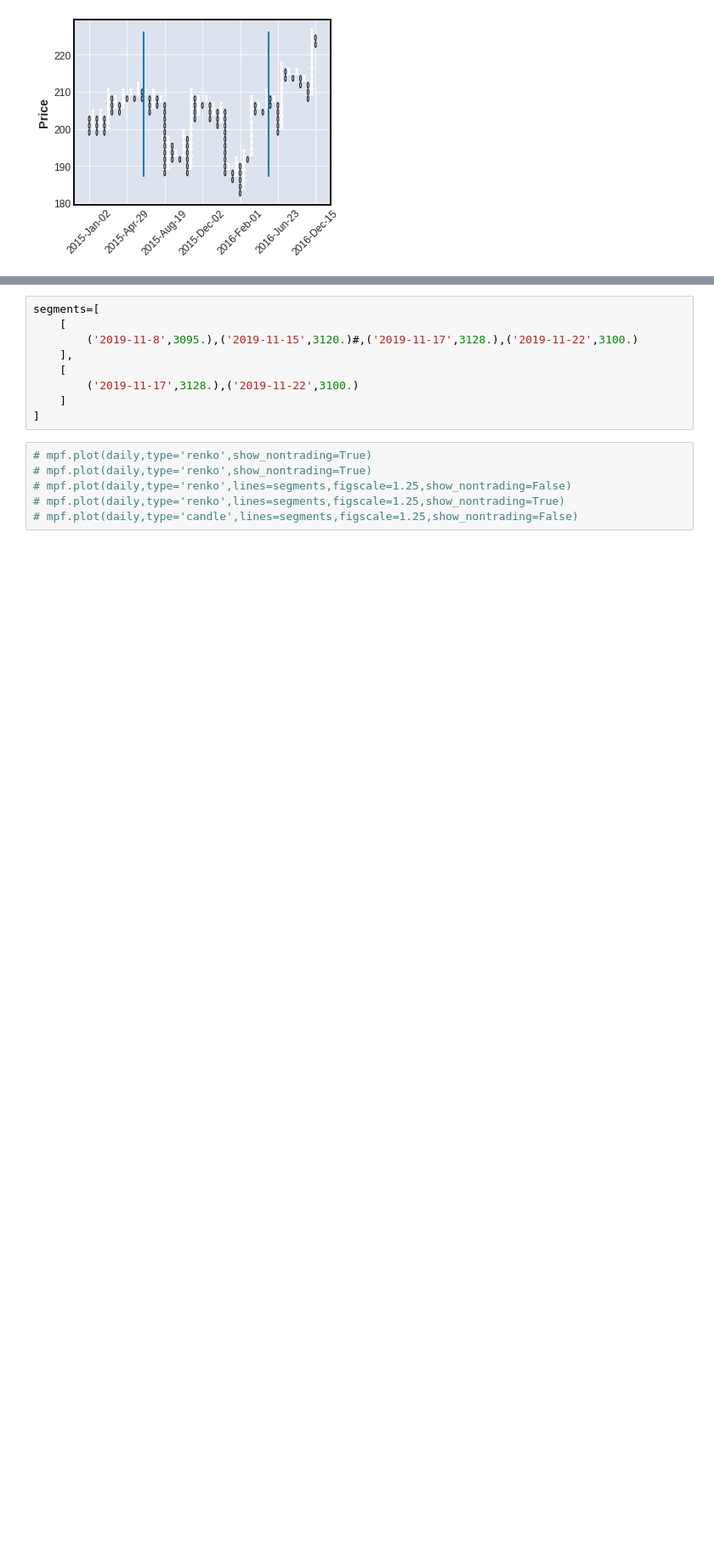
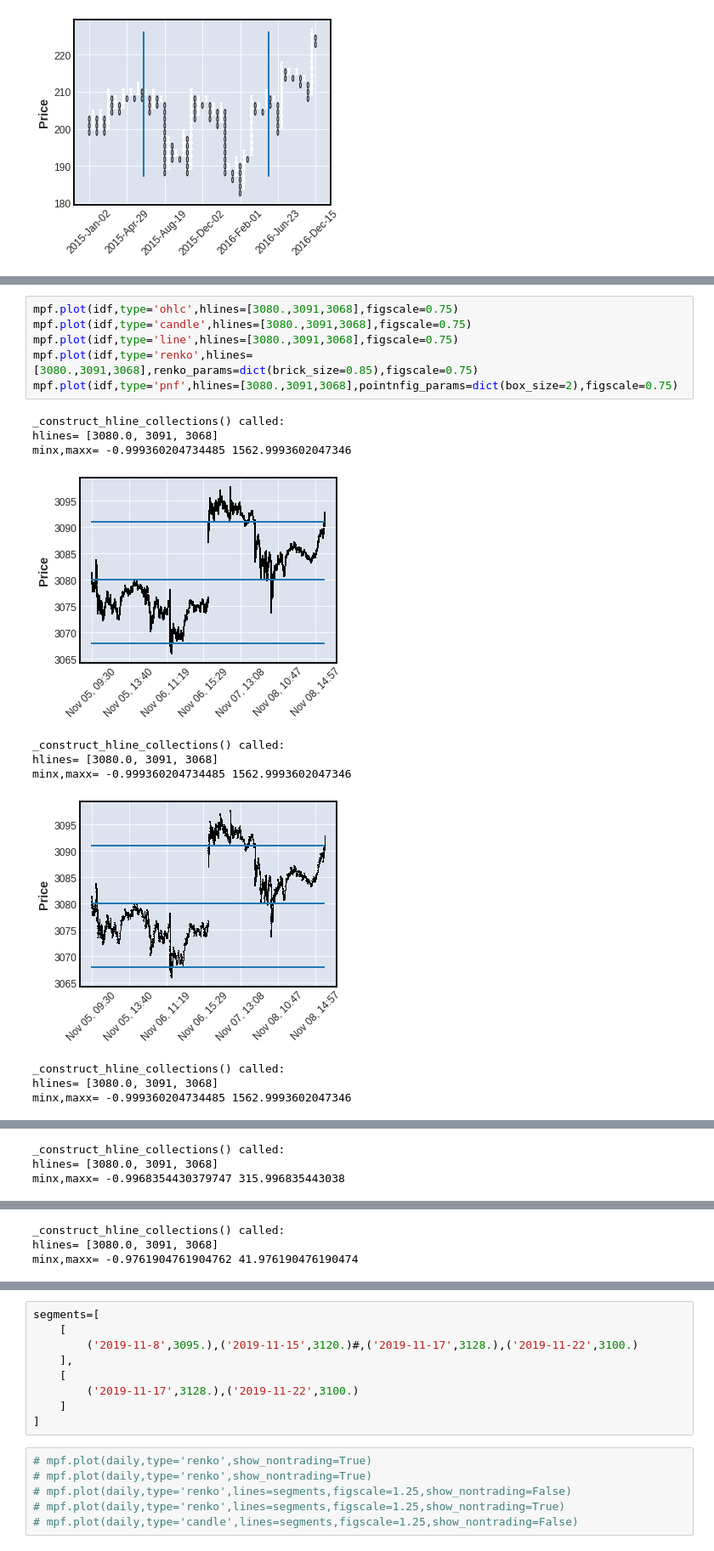
Before and after one commit to matplotlib/mplfinance, a Jupyter notebook: examples/scratch_pad/dev_lines.ipynb, the cells around one changed output, grey strips where cells are left out. Shown at 85% size. Saved outputs shown, nothing was run; the diff lists cells and outputs as text; blank space fills up the shorter version.

```diff
--- a/examples/scratch_pad/dev_lines.ipynb
+++ b/examples/scratch_pad/dev_lines.ipynb
@@ -409,0 +464,18 @@ miny,maxy= 187.21999388888887 226.37149197777774
+# %%
+mpf.plot(idf,type='ohlc',hlines=[3080.,3091,3068],figscale=0.75)
+mpf.plot(idf,type='candle',hlines=[3080.,3091,3068],figscale=0.75)
+mpf.plot(idf,type='line',hlines=[3080.,3091,3068],figscale=0.75)
+mpf.plot(idf,type='renko',hlines=[3080.,3091,3068],renko_params=dict(brick_size=0.85),figscale=0.75)
+mpf.plot(idf,type='pnf',hlines=[3080.,3091,3068],pointnfig_params=dict(box_size=2),figscale=0.75)
+# %% [output]
+_construct_hline_collections() called:
+hlines= [3080.0, 3091, 3068]
+minx,maxx= -0.999360204734485 1562.9993602047346
+[figure, added]
+_construct_hline_collections() called:
+hlines= [3080.0, 3091, 3068]
+minx,maxx= -0.999360204734485 1562.9993602047346
+[figure, added]
+_construct_hline_collections() called:
+hlines= [3080.0, 3091, 3068]
+minx,maxx= -0.999360204734485 1562.9993602047346
@@ -409,0 +483,3 @@ miny,maxy= 187.21999388888887 226.37149197777774
+_construct_hline_collections() called:
+hlines= [3080.0, 3091, 3068]
+minx,maxx= -0.9968354430379747 315.996835443038
@@ -409,0 +487,3 @@ miny,maxy= 187.21999388888887 226.37149197777774
+_construct_hline_collections() called:
+hlines= [3080.0, 3091, 3068]
+minx,maxx= -0.9761904761904762 41.976190476190474
```
Also changed, not shown: parts of 9 cells of this notebook.
